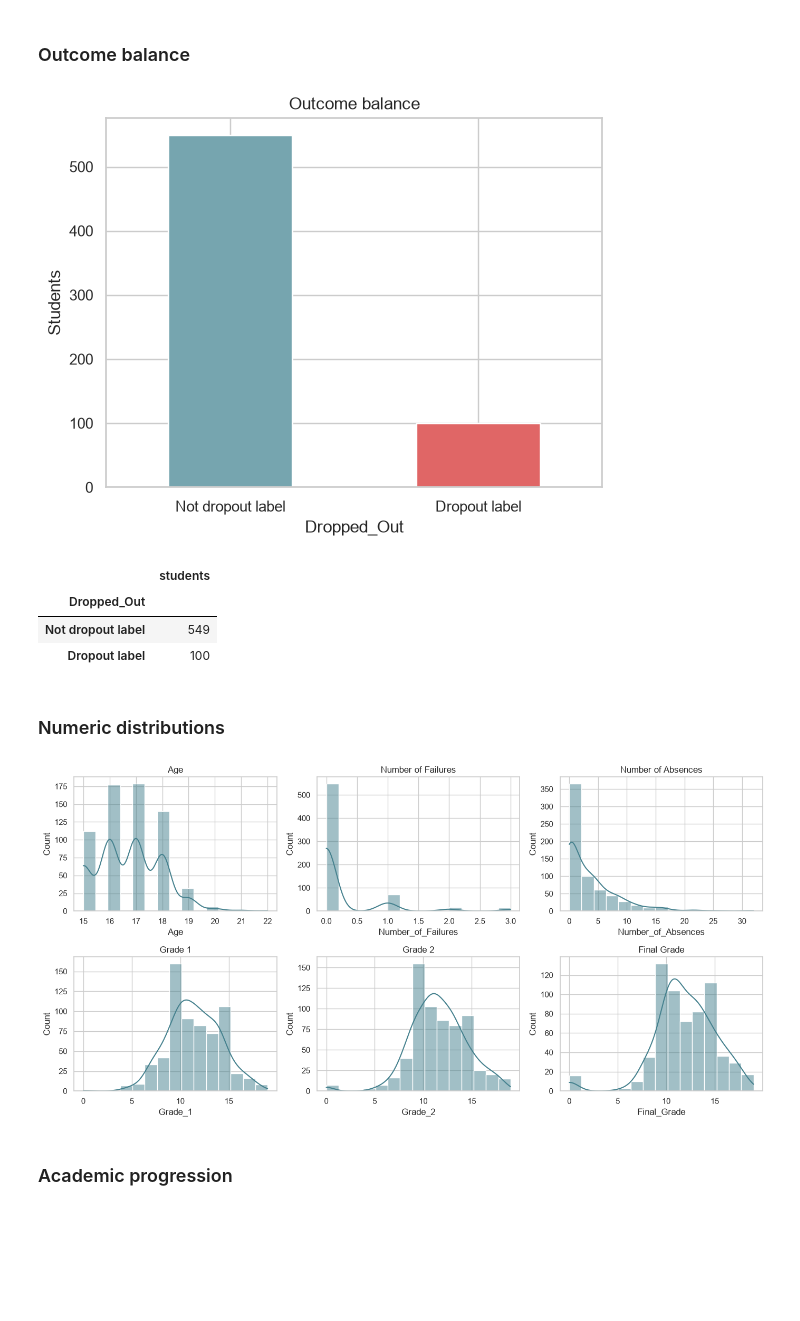
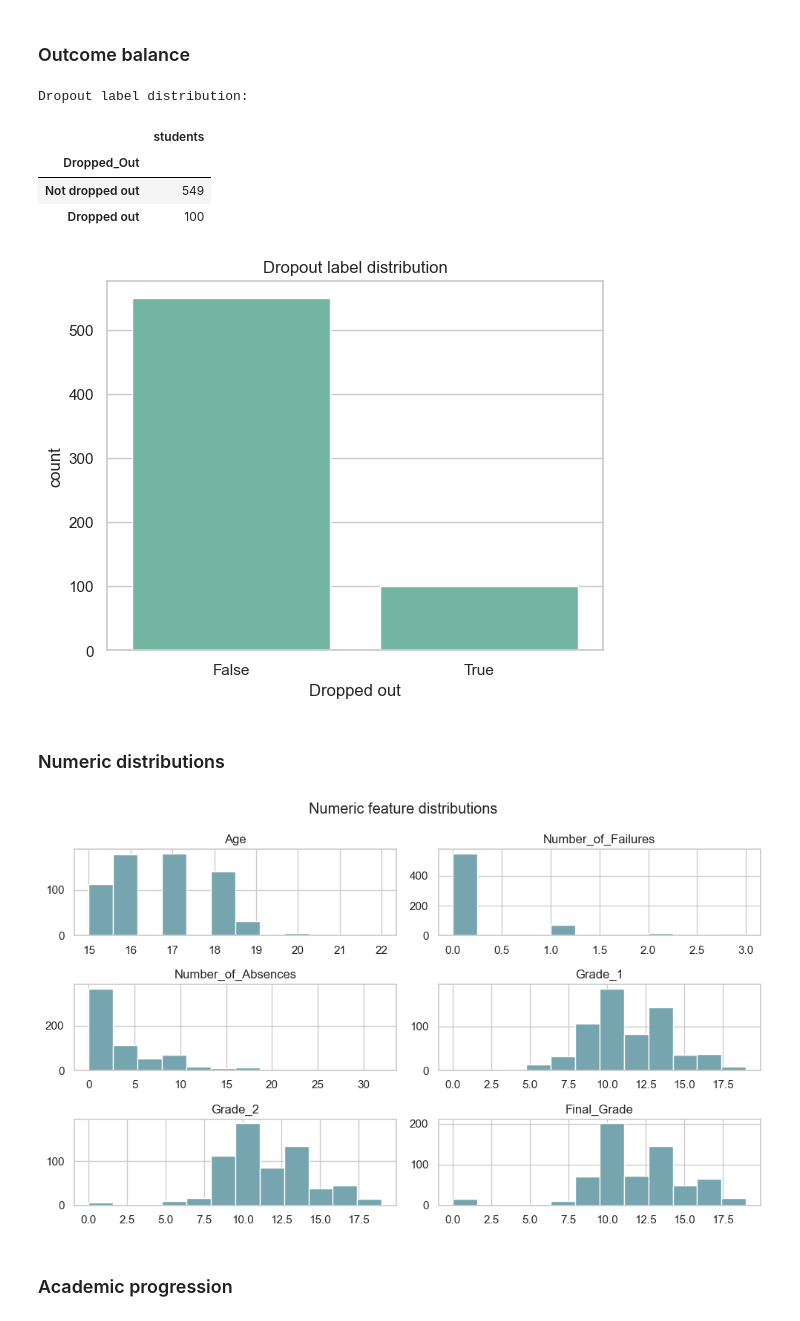
Before and after one commit to vmugabo/Komeza, a Jupyter notebook: komeza_wige/student_risk_assessment.ipynb, the cells around one changed output. Saved outputs shown, nothing was run; the diff lists cells and outputs as text; code cells hidden in the pictures; blank space fills up the shorter version.

```diff
--- a/komeza_wige/student_risk_assessment.ipynb
+++ b/komeza_wige/student_risk_assessment.ipynb
@@ -143,27 +129,30 @@ display(data[['Travel_Time','Travel_Time_band','Study_Time','Study_Time_band']].
 # %% [markdown]
 ### Outcome balance
 # %%
-outcome_counts = data.Dropped_Out.map({False:'Not dropout label', True:'Dropout label'}).value_counts()
-ax = outcome_counts.plot.bar(color=['#76a5af','#e06666'], title='Outcome balance')
-ax.set_ylabel('Students'); plt.xticks(rotation=0); plt.show()
-display(outcome_counts.to_frame('students'))
+outcome_counts = data.Dropped_Out.value_counts().rename({False: "Not dropped out", True: "Dropped out"})
+print("Dropout label distribution:")
+display(outcome_counts.to_frame("students"))
+sns.countplot(data=data, x="Dropped_Out")
+plt.title("Dropout label distribution")
+plt.xlabel("Dropped out")
+plt.show()
 # %% [output]
+Dropout label distribution:
+|  | students |
+| Dropped_Out |  |
+| Not dropped out | 549 |
+| Dropped out | 100 |
-[figure, old version]
+[figure, new version]
-|  | students |
-| Dropped_Out |  |
-| Not dropout label | 549 |
-| Dropout label | 100 |
 # %% [markdown]
 ### Numeric distributions
 # %%
-numeric_eda = ['Age','Number_of_Failures','Number_of_Absences','Grade_1','Grade_2','Final_Grade']
-fig, axes = plt.subplots(2, 3, figsize=(14, 7))
-for ax, column in zip(axes.flat, numeric_eda):
-    sns.histplot(data[column], bins=15, kde=True, ax=ax, color='#45818e')
-    ax.set_title(column.replace('_',' '))
-plt.tight_layout(); plt.show()
+numeric_eda = ["Age", "Number_of_Failures", "Number_of_Absences", "Grade_1", "Grade_2", "Final_Grade"]
+data[numeric_eda].hist(figsize=(10, 6), bins=12, color="#76a5af")
+plt.suptitle("Numeric feature distributions")
+plt.tight_layout()
+plt.show()
 # %% [output]
-[figure, old version]
+[figure, new version]
 # %% [markdown]
 ### Academic progression
 # %%
```
Also changed, not shown: parts of 48 cells of this notebook, 6 other files.
